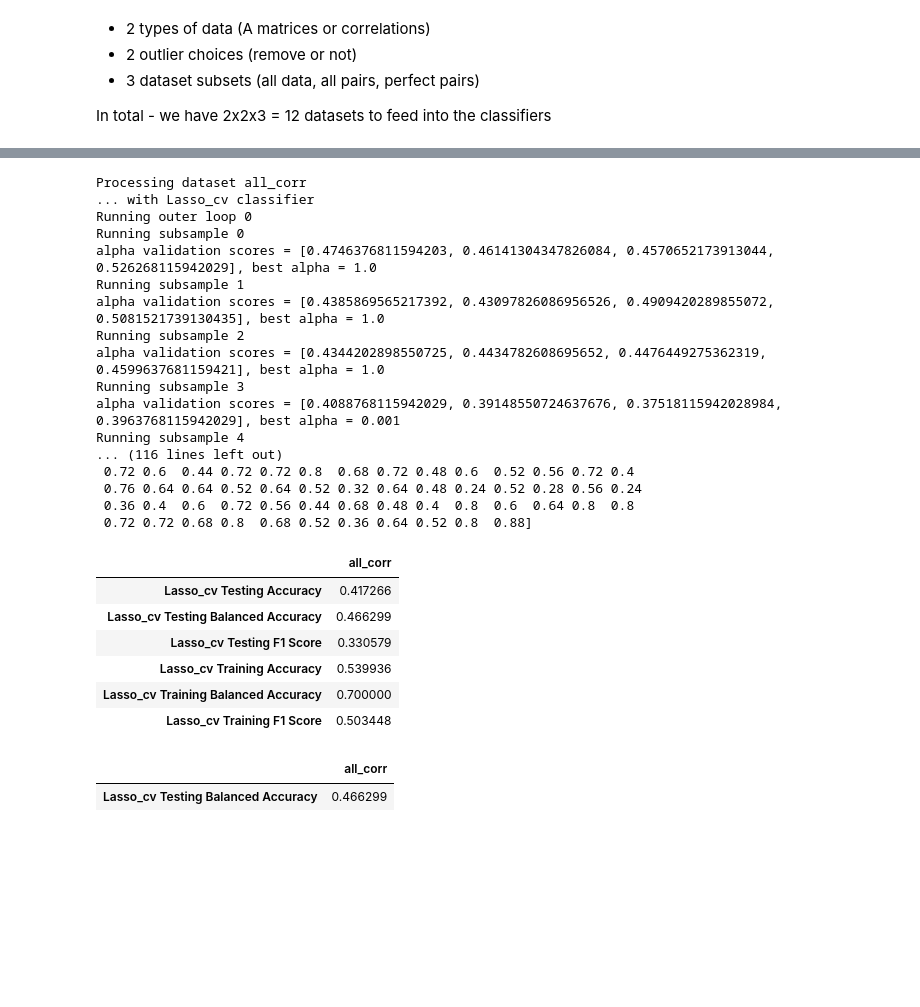
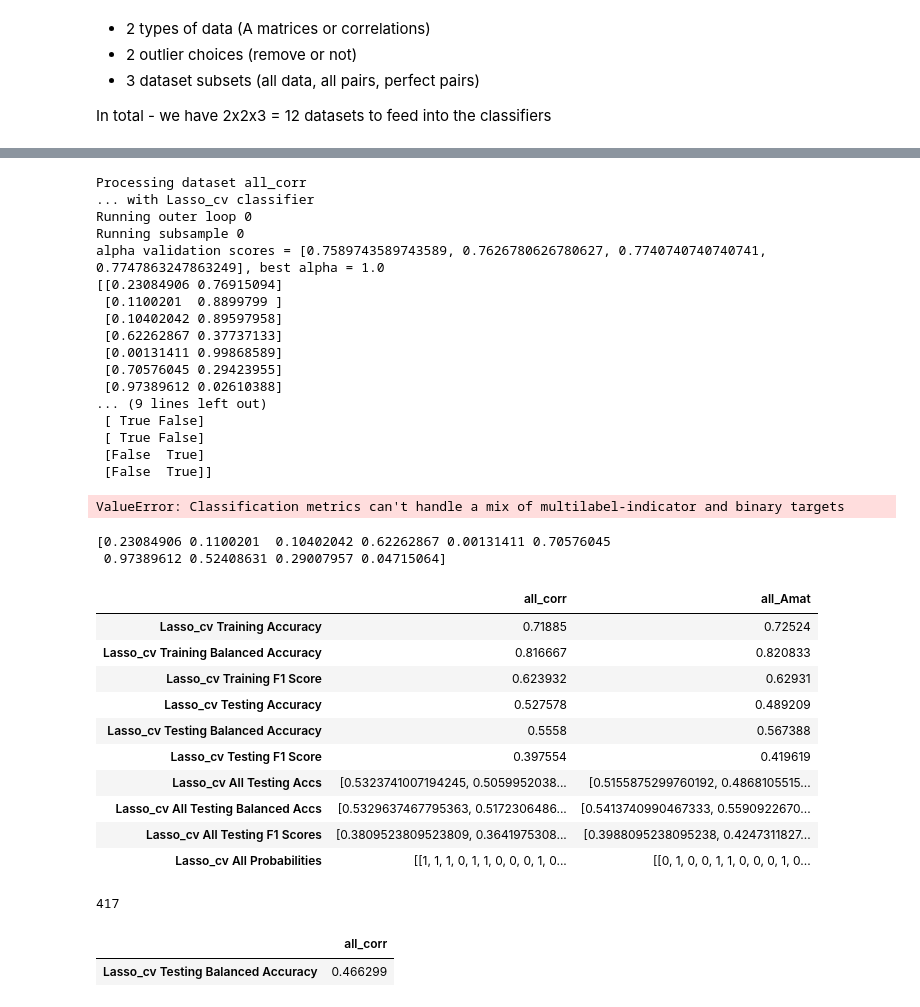
Before and after one commit to Dominic-DallOsto/translational-neuromodelling-mdd, a Jupyter notebook: Classifier/run_different_classifier_splits.ipynb, the cells around one changed output, grey strips where cells are left out. Cells and saved outputs as stored; diff of their text form; code cells hidden in the pictures; blank space fills up the shorter version.

Commit message:
big tests

```diff
--- a/Classifier/run_different_classifier_splits.ipynb
+++ b/Classifier/run_different_classifier_splits.ipynb
@@ -133,38 +150,64 @@ all_corr: (total - 1043)
 all has 1043 participants
 # %%
-scores = run_classifiers.run_classifiers([datasets[0]], num_outer=5, num_inner=5)
-np.save('100_classifier_scores_5', scores)
+scores = run_classifiers.run_classifiers(datasets, num_outer=10, num_inner=10)
+np.save('100_clf_allscores_corr_amat_norm_lr', scores)
 # %% [output]
 Processing dataset all_corr
 ... with Lasso_cv classifier
 Running outer loop 0
 Running subsample 0
-alpha validation scores = [0.4746376811594203, 0.46141304347826084, 0.4570652173913044, 0.526268115942029], best alpha = 1.0
-Running subsample 1
-alpha validation scores = [0.4385869565217392, 0.43097826086956526, 0.4909420289855072, 0.5081521739130435], best alpha = 1.0
-Running subsample 2
-alpha validation scores = [0.4344202898550725, 0.4434782608695652, 0.4476449275362319, 0.4599637681159421], best alpha = 1.0
-Running subsample 3
-alpha validation scores = [0.4088768115942029, 0.39148550724637676, 0.37518115942028984, 0.3963768115942029], best alpha = 0.001
-Running subsample 4
-... (116 lines left out)
- 0.72 0.6  0.44 0.72 0.72 0.8  0.68 0.72 0.48 0.6  0.52 0.56 0.72 0.4
- 0.76 0.64 0.64 0.52 0.64 0.52 0.32 0.64 0.48 0.24 0.52 0.28 0.56 0.24
- 0.36 0.4  0.6  0.72 0.56 0.44 0.68 0.48 0.4  0.8  0.6  0.64 0.8  0.8
- 0.72 0.72 0.68 0.8  0.68 0.52 0.36 0.64 0.52 0.8  0.88]
+alpha validation scores = [0.7589743589743589, 0.7626780626780627, 0.7740740740740741, 0.7747863247863249], best alpha = 1.0
+[[0.23084906 0.76915094]
+ [0.1100201  0.8899799 ]
+ [0.10402042 0.89597958]
+ [0.62262867 0.37737133]
+ [0.00131411 0.99868589]
+ [0.70576045 0.29423955]
+ [0.97389612 0.02610388]
+... (9 lines left out)
+ [ True False]
+ [ True False]
+ [False  True]
+ [False  True]]
+ValueError: Classification metrics can't handle a mix of multilabel-indicator and binary targets
 # %%
-scores = np.load('100_classifier_scores_5.npy', allow_pickle=True).flat[0]
+scores_test = np.load('100_clf_allscores_corr_amat_norm_lr.npy', allow_pickle=True).flat[0]
+#scores_rf = np.load('100_clf_scores_corr_norm_svm_ranfor.npy', allow_pickle=True).flat[1]
+# %%
+mum = [[0.23084906, 0.76915094],
+ [0.1100201,  0.8899799 ],
+ [0.10402042, 0.89597958],
+ [0.62262867, 0.37737133],
+ [0.00131411, 0.99868589],
+ [0.70576045, 0.29423955],
+ [0.97389612, 0.02610388],
+ [0.52408631, 0.47591369],
+ [0.29007957, 0.70992043],
+ [0.04715064, 0.95284936]]
+print(np.array(mum)[:,0])
+# %% [output]
+[0.23084906 0.1100201  0.10402042 0.62262867 0.00131411 0.70576045
+ 0.97389612 0.52408631 0.29007957 0.04715064]
 # %%
-scores_df = pd.DataFrame(scores)
+scores_df = pd.DataFrame(scores_test)
 scores_df
 # %% [output]
-|  | all_corr |
-| Lasso_cv Testing Accuracy | 0.417266 |
-| Lasso_cv Testing Balanced Accuracy | 0.466299 |
-| Lasso_cv Testing F1 Score | 0.330579 |
-| Lasso_cv Training Accuracy | 0.539936 |
-| Lasso_cv Training Balanced Accuracy | 0.700000 |
-| Lasso_cv Training F1 Score | 0.503448 |
+|  | all_corr | all_Amat |
+| Lasso_cv Training Accuracy | 0.71885 | 0.72524 |
+| Lasso_cv Training Balanced Accuracy | 0.816667 | 0.820833 |
+| Lasso_cv Training F1 Score | 0.623932 | 0.62931 |
+| Lasso_cv Testing Accuracy | 0.527578 | 0.489209 |
+| Lasso_cv Testing Balanced Accuracy | 0.5558 | 0.567388 |
+| Lasso_cv Testing F1 Score | 0.397554 | 0.419619 |
+| Lasso_cv All Testing Accs | [0.5323741007194245, 0.5059952038... | [0.5155875299760192, 0.4868105515... |
+| Lasso_cv All Testing Balanced Accs | [0.5329637467795363, 0.5172306486... | [0.5413740990467333, 0.5590922670... |
+| Lasso_cv All Testing F1 Scores | [0.3809523809523809, 0.3641975308... | [0.3988095238095238, 0.4247311827... |
+| Lasso_cv All Probabilities | [[1, 1, 1, 0, 1, 1, 0, 0, 0, 1, 0... | [[0, 1, 0, 0, 1, 1, 0, 0, 0, 1, 0... |
+# %%
+scores_corr = scores_test['all_corr']
+len((scores_test['all_corr']['Lasso_cv All Probabilities'][2]))
+# %% [output]
+417
 # %%
 scores_df.filter(regex='.*Testing Balanced.*', axis='index')
 # %% [output]
```
Also changed, not shown: parts of 6 cells of this notebook, 1 other file.
